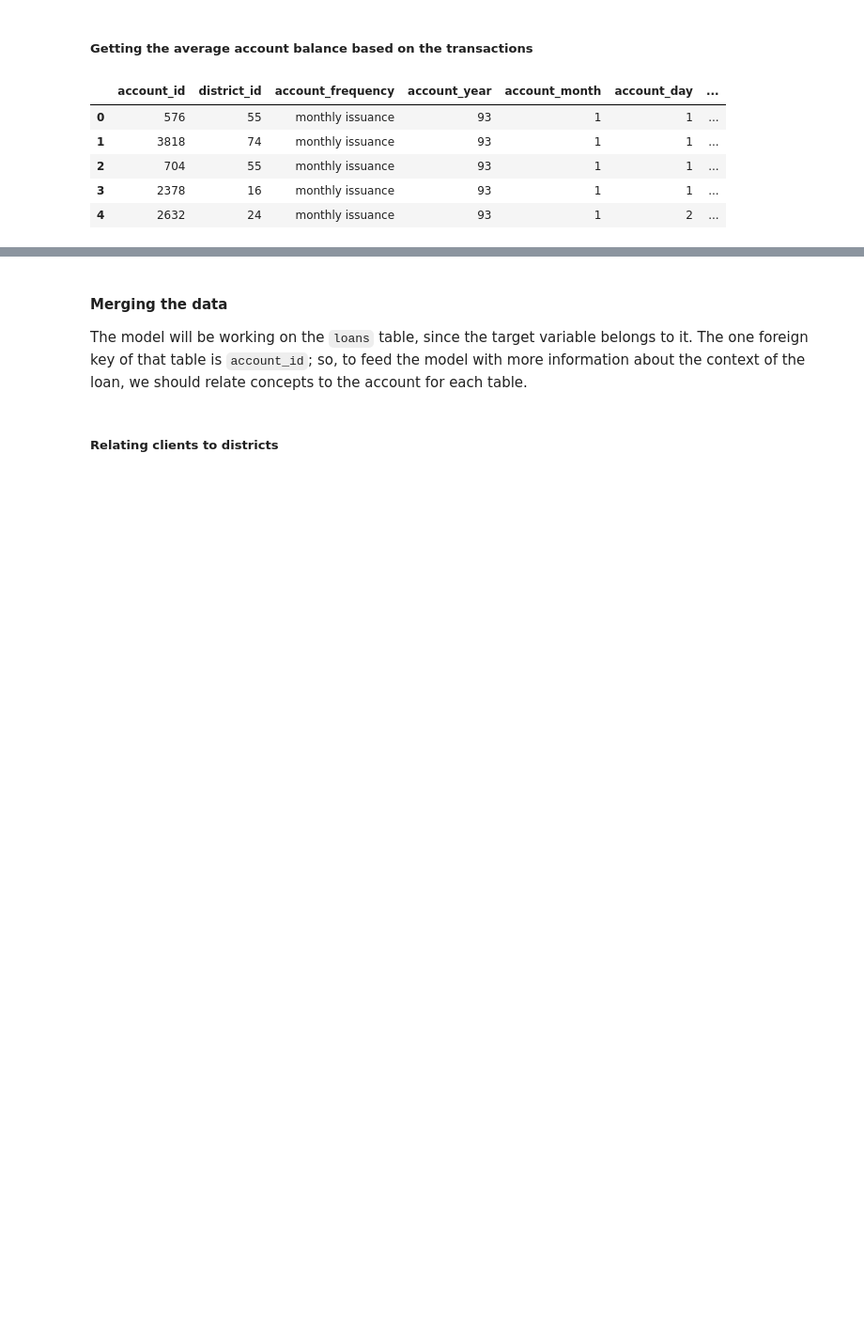
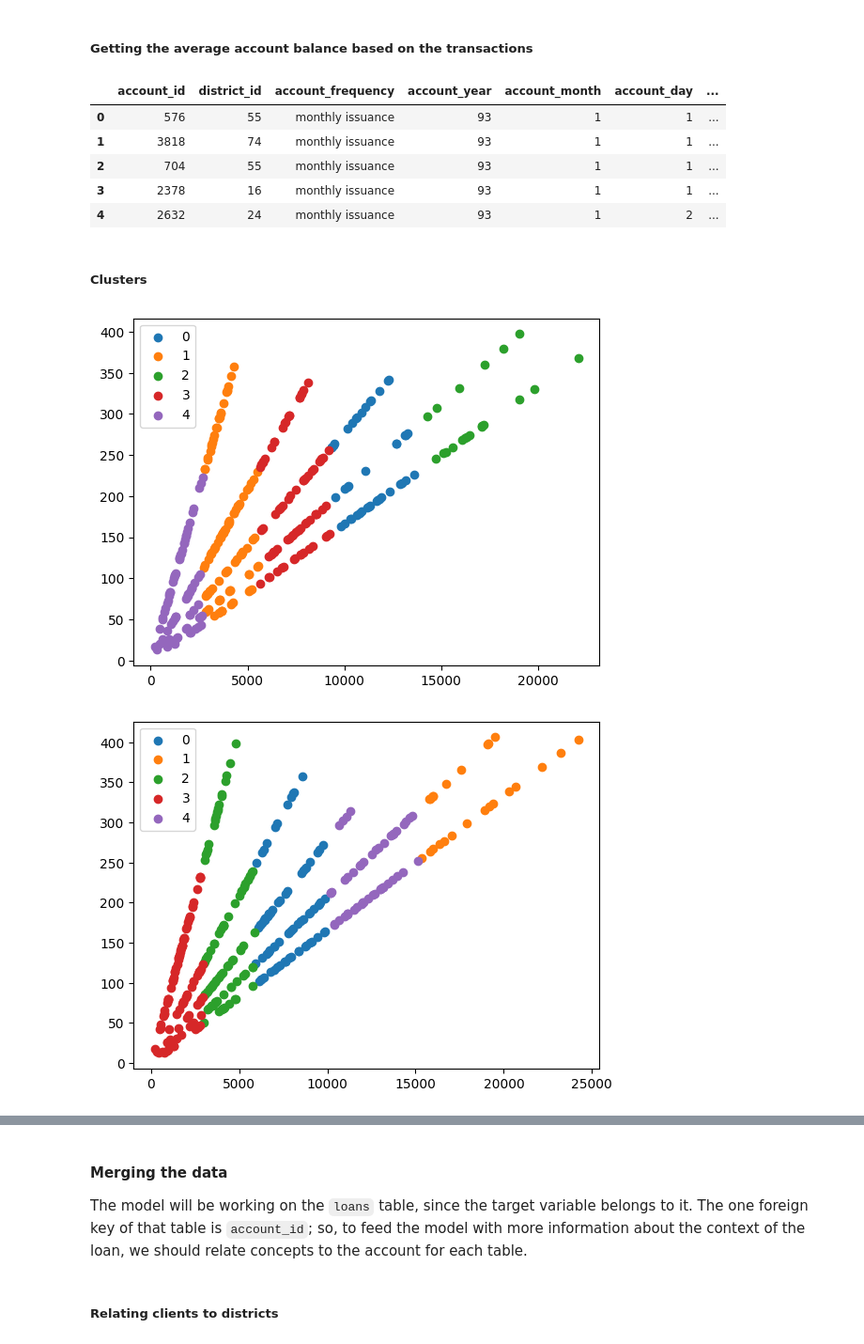
Before and after one commit to bdmendes/feup-ac-banking, a Jupyter notebook: project.ipynb, the cells around one changed output, grey strips where cells are left out. Shown at 94% size. Drawn from its saved outputs; the diff is of its cells as text; code cells hidden in the pictures; blank space fills up the shorter version.

```diff
--- a/project.ipynb
+++ b/project.ipynb
@@ -200,3 +200,12 @@ accounts.head()
 | 2 | 704 | 55 | monthly issuance | 93 | 1 | 1 | ... |
 | 3 | 2378 | 16 | monthly issuance | 93 | 1 | 1 | ... |
 | 4 | 2632 | 24 | monthly issuance | 93 | 1 | 2 | ... |
+# %% [markdown]
+##### Clusters
+# %%
+import src.stats.clusters as clusters
+clusters.cluster_monthly_payment_per_loan_amount(loans_dev)
+clusters.cluster_monthly_payment_per_loan_amount(loans_comp)
+# %% [output]
+[figure, added]
+[figure, added]
```
Also changed, not shown: parts of 9 cells of this notebook, 1 other file.
